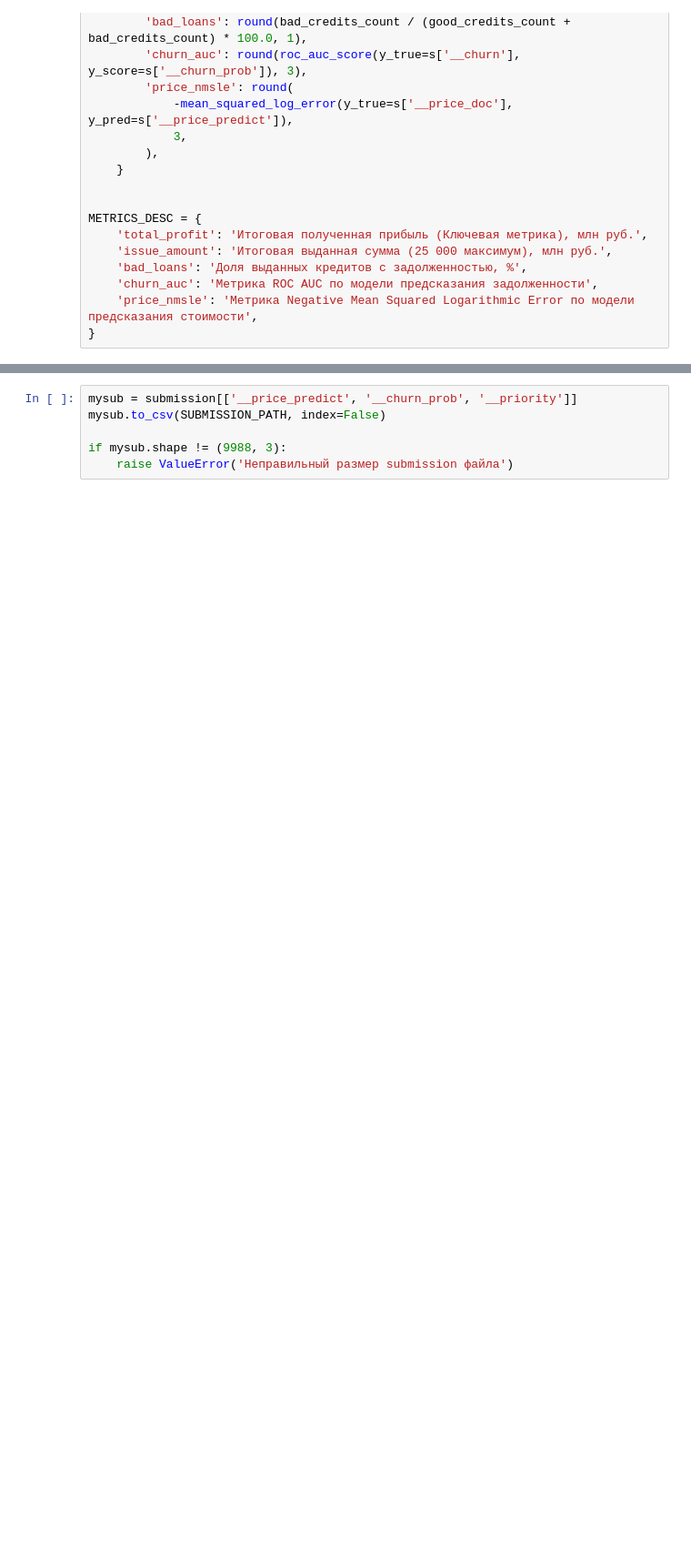
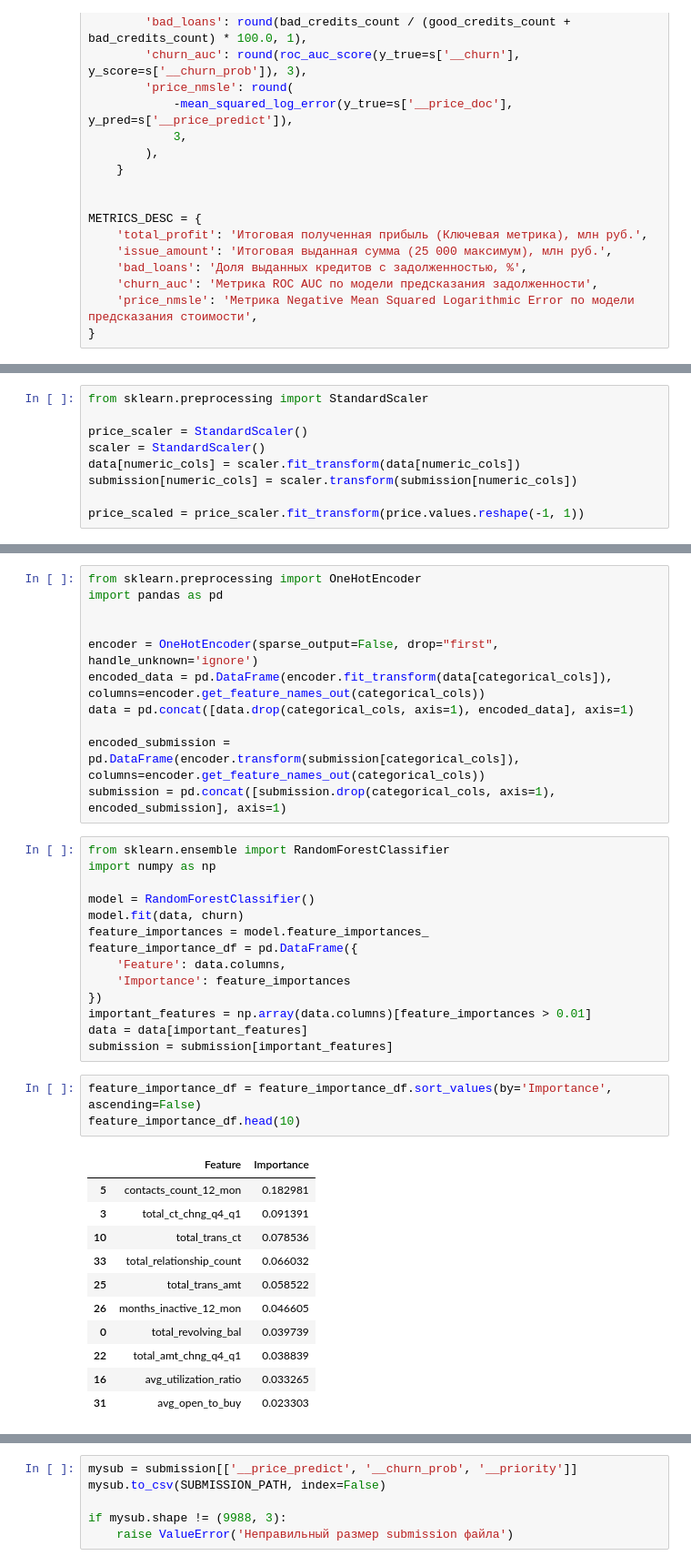
Before and after one commit to ozm-gg/ML-Pandas_team, a Jupyter notebook: notebook/Solution.ipynb, the cells around one changed output, grey strips where cells are left out. Shown at 91% size. Drawn from its saved outputs; the diff is of its cells as text; blank space fills up the shorter version.

```diff
--- a/notebook/Solution.ipynb
+++ b/notebook/Solution.ipynb
@@ -435,0 +189,9 @@ submission['__priority'] = submission.apply(alg, axis=1)
+# %%
+from sklearn.preprocessing import StandardScaler
+
+price_scaler = StandardScaler()
+scaler = StandardScaler()
+data[numeric_cols] = scaler.fit_transform(data[numeric_cols])
+submission[numeric_cols] = scaler.transform(submission[numeric_cols])
+
+price_scaled = price_scaler.fit_transform(price.values.reshape(-1, 1))
@@ -435,0 +218,40 @@ submission['__priority'] = submission.apply(alg, axis=1)
+# %%
+from sklearn.preprocessing import OneHotEncoder
+import pandas as pd
+
+
+encoder = OneHotEncoder(sparse_output=False, drop="first", handle_unknown='ignore')
+encoded_data = pd.DataFrame(encoder.fit_transform(data[categorical_cols]), columns=encoder.get_feature_names_out(categorical_cols))
+data = pd.concat([data.drop(categorical_cols, axis=1), encoded_data], axis=1)
+
+encoded_submission = pd.DataFrame(encoder.transform(submission[categorical_cols]), columns=encoder.get_feature_names_out(categorical_cols))
+submission = pd.concat([submission.drop(categorical_cols, axis=1), encoded_submission], axis=1)
+# %%
+from sklearn.ensemble import RandomForestClassifier
+import numpy as np
+
+model = RandomForestClassifier()
+model.fit(data, churn)
+feature_importances = model.feature_importances_
+feature_importance_df = pd.DataFrame({
+    'Feature': data.columns,
+    'Importance': feature_importances
+})
+important_features = np.array(data.columns)[feature_importances > 0.01]
+data = data[important_features]
+submission = submission[important_features]
+# %%
+feature_importance_df = feature_importance_df.sort_values(by='Importance', ascending=False)
+feature_importance_df.head(10)
+# %% [output]
+|  | Feature | Importance |
+| 5 | contacts_count_12_mon | 0.182981 |
+| 3 | total_ct_chng_q4_q1 | 0.091391 |
+| 10 | total_trans_ct | 0.078536 |
+| 33 | total_relationship_count | 0.066032 |
+| 25 | total_trans_amt | 0.058522 |
+| 26 | months_inactive_12_mon | 0.046605 |
+| 0 | total_revolving_bal | 0.039739 |
+| 22 | total_amt_chng_q4_q1 | 0.038839 |
+| 16 | avg_utilization_ratio | 0.033265 |
+| 31 | avg_open_to_buy | 0.023303 |
```
Also changed, not shown: parts of 46 cells of this notebook, 1 other file.
